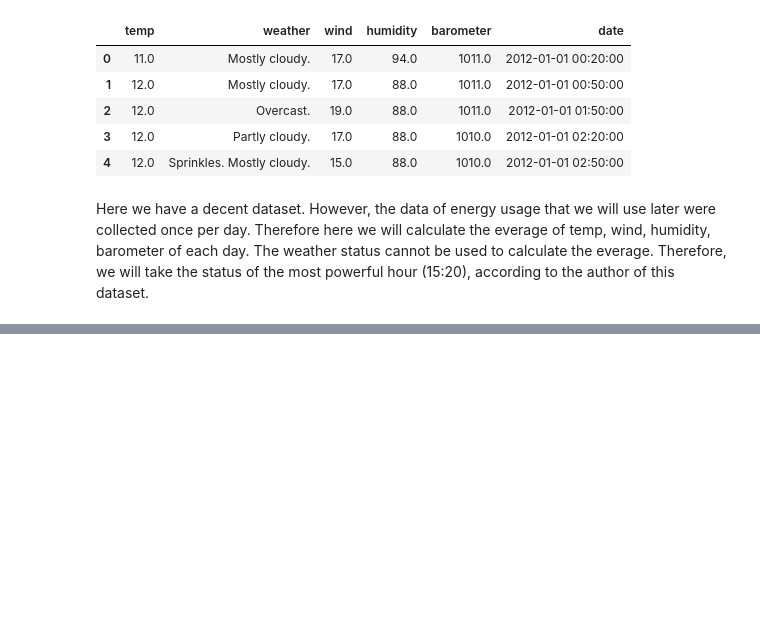
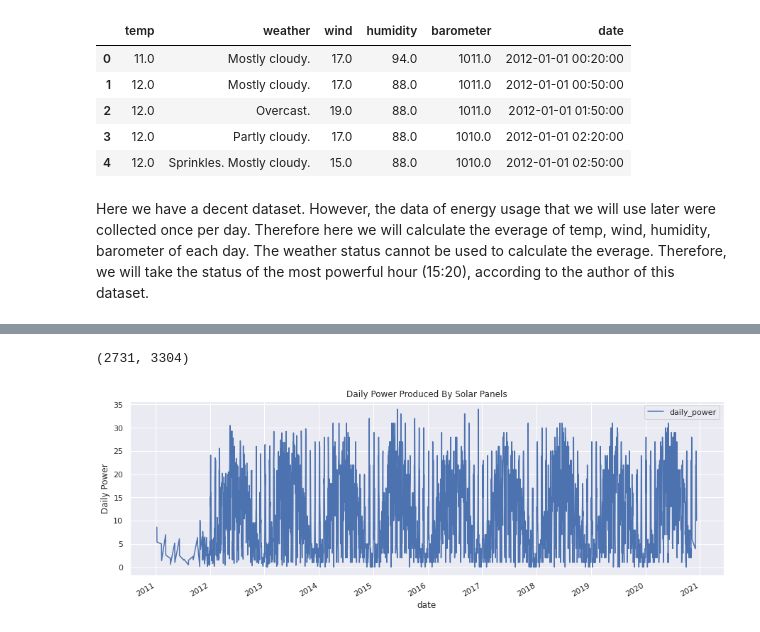
Before and after one commit to MN-Pham/Weather_SolarEnergy_Predictor, a Jupyter notebook: SolarEnergyDataRefine.ipynb, the cells around one changed output, grey strips where cells are left out. Drawn from its saved outputs; the diff is of its cells as text; code cells hidden in the pictures; blank space fills up the shorter version.

```diff
--- a/SolarEnergyDataRefine.ipynb
+++ b/SolarEnergyDataRefine.ipynb
@@ -213,0 +363,4 @@ Here we have a decent dataset. However, the data of energy usage that we will us
+# %%
+energy.date = pd.to_datetime(energy.date)
+energy.set_index(['date'], inplace=True)       #change the index
+energy.head()
@@ -213,0 +377,5 @@ Here we have a decent dataset. However, the data of energy usage that we will us
+# %%
+energy.drop(labels='kWh electricity/day', axis=1, inplace=True)
+energy.drop(labels='Gas/day', axis=1, inplace=True)
+energy.rename(columns = {'Cumulative_solar_power':'cum_power'}, inplace = True)
+energy.head()
@@ -213,0 +392,2 @@ Here we have a decent dataset. However, the data of energy usage that we will us
+# %%
+energy = energy.shift(periods=-1, freq='D', axis=0)
@@ -213,0 +406,9 @@ Here we have a decent dataset. However, the data of energy usage that we will us
+# %%
+power_list = [0] * len(energy)
+power_list[0] = energy['cum_power'][0]
+
+for i in range(len(energy)-1):
+    power_list[i+1] = energy['cum_power'][i+1] - energy['cum_power'][i]
+
+energy.insert(1, "daily_power", power_list, True)
+energy.drop(labels='cum_power', axis=1, inplace=True)
@@ -213,0 +425,14 @@ Here we have a decent dataset. However, the data of energy usage that we will us
+# %%
+len(average_weather), len(energy)
+# %% [output]
+(2731, 3304)
+# %%
+sns.set()
+power_index= energy.reset_index()
+power_index.plot(kind='line', x='date', y='daily_power', figsize=(15,5))
+
+plt.title('Daily Power Produced By Solar Panels')
+plt.ylabel('Daily Power')
+plt.show()
+# %% [output]
+[figure, added]
```
Also changed, not shown: parts of 25 cells of this notebook.
